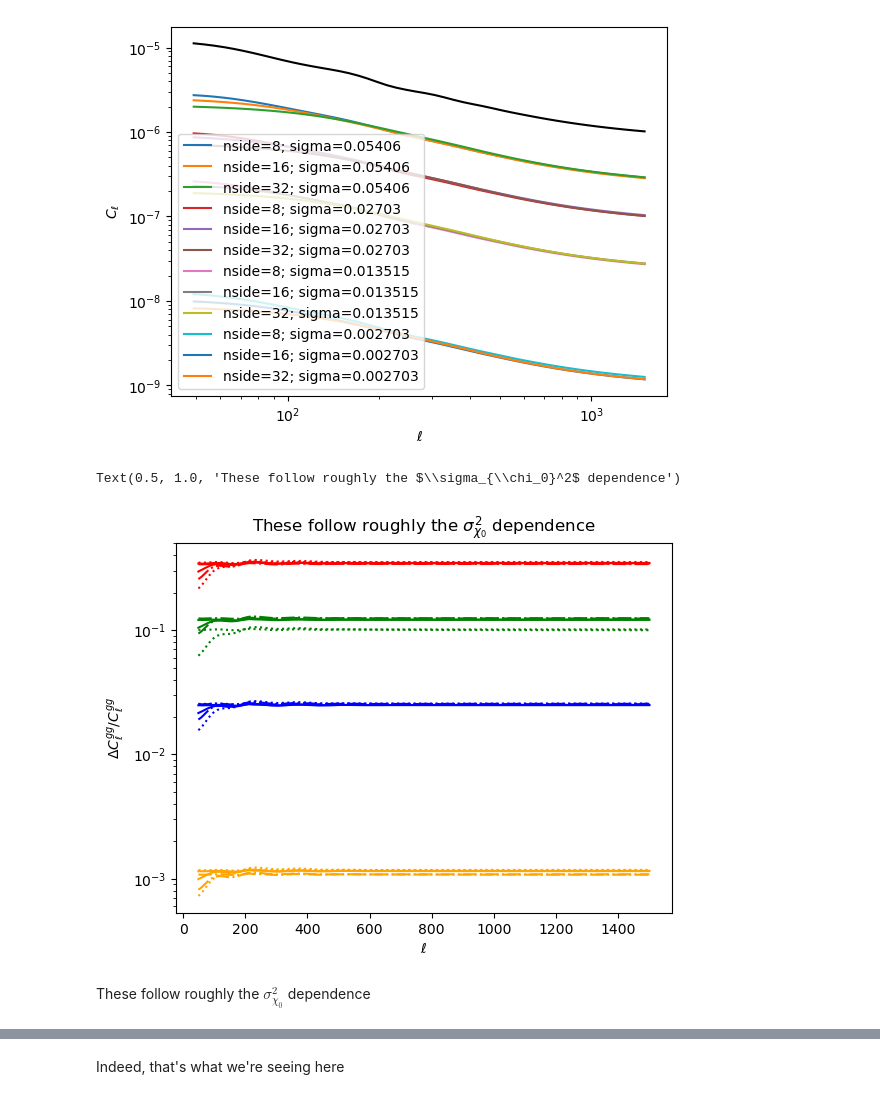
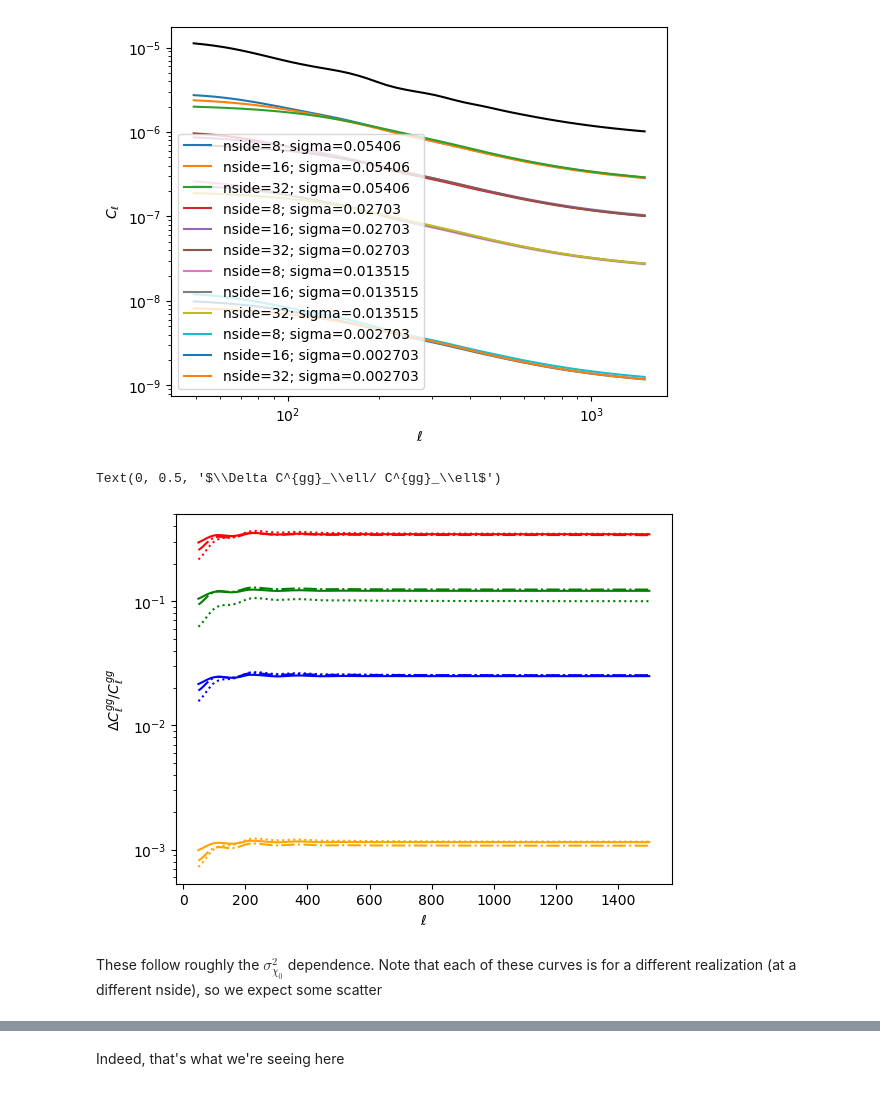
Before and after one commit to abaleato/CARDiAC, a Jupyter notebook: biases_code/galaxy_clustering_example.ipynb, the cells around one changed output, grey strips where cells are left out. Saved outputs shown, nothing was run; the diff lists cells and outputs as text; code cells hidden in the pictures.

Commit message:
working version with pert ps

```diff
--- a/biases_code/galaxy_clustering_example.ipynb
+++ b/biases_code/galaxy_clustering_example.ipynb
@@ -39,0 +70,32 @@ bvec = [0.786, 0.583, -0.406, -0.512, 1755]
+# %%
+# Hyperparameters for numerical integration
+num_processes = 1
+miniter = 1000
+maxiter = 5000
+tol = 1e-11
+lprime_max = 'none'
+
+# The ells where we want to evaluate the spectra
+ells = np.logspace(np.log10(50), np.log10(1500), 48, dtype=int)
+
+filename = '/pscratch/sd/a/ab2368/data/redmagic_alpha{}_lmaxpert{}_sigmazshift{}_nside{}'.format(alpha, lmax_pert, sigma_zshift, nside)
+
+loaded_exp = biases.load_from_file(filename)
+loaded_exp.ells = ells
+unbiased_clgg = biases.unbiased_term(loaded_exp, loaded_exp.ells, num_processes=num_processes, miniter=miniter, maxiter=maxiter, tol=tol)
+loaded_exp.unbiased_clgg = unbiased_clgg
+
+# Compute full mode-coupling bias
+loaded_exp.conv_bias = biases.mode_coupling_bias(loaded_exp, loaded_exp.ells, lprime_max=lprime_max, num_processes=num_processes,
+                                                 miniter=miniter, maxiter=maxiter, tol=tol)
+# Compute analytic approximations to mode-coupling bias
+loaded_exp.analytic_mcbias_toy_model = biases.mode_coupling_bias(loaded_exp, loaded_exp.ells, num_processes=num_processes,
+                                                                 miniter=miniter, maxiter=maxiter, tol=tol, mode='analytic_toy_model')
+loaded_exp.analytic_mcbias_via_variance = biases.mode_coupling_bias(loaded_exp, loaded_exp.ells, num_processes=num_processes,
+                                                                    miniter=miniter, maxiter=maxiter, tol=tol, mode='analytic_via_variance')
+
+# Compute additive bias
+loaded_exp.additive_bias = biases.additive_bias(loaded_exp, loaded_exp.ells, num_processes=num_processes, miniter=miniter, maxiter=maxiter, tol=tol)
+
+# Save to file, this time including the biases as an attribute!
+loaded_exp.save_properties(filename)
@@ -40,3 +145,6 @@ bvec = [0.786, 0.583, -0.406, -0.512, 1755]
+# %%
+alpha = 0 # The spectral index of the perturbation Cls
+lmax_pert = 400 # The lmax of the perturbations we inject
 # %% [markdown]
 #### Preprocessing
 # %% [markdown]
@@ -44,7 +152,8 @@ First, a bit of pre-processing:
 # %%
 for nside in np.array([8, 16, 32]):
     for sigma_zshift in np.array([2, 1, 0.5, 0.1])*error_on_meanz:
-        temp_exp = biases.experiment(sigma, z_mean, sigma_zshift, sigma_zwidth, nside, bvec)
+        zshift_template = utils.generate_template(nside, alpha, sigma_zshift, lmax_pert)
+        temp_exp = biases.experiment(sigma, z_mean, sigma_zshift, sigma_zwidth, zshift_template, bvec)
         filename = '/pscratch/sd/a/ab2368/data/redmagic_wn_NOSMOOTHING_sigmazshift{}_nside{}'.format(sigma_zshift, nside)
         # We save the key properties to file so they can be load by the parallel processes we're about to create
         temp_exp.save_properties(filename)
@@ -185,30 +294,27 @@ Text(0, 0.5, '$C_\\ell$')
 # %%
 sigma_zshifts = np.array([2, 1, 0.5, 0.1])*error_on_meanz
 sigma_zshift_labels = np.array([r'$2\,\sigma_{\chi_0}$', r'$\sigma_{\chi_0}$', r'$\sigma_{\chi_0}/2$', r'$\sigma_{\chi_0}/10$'])
 sigma_zshift_colors = np.array(['r', 'g', 'b', 'orange'])
 nsides = np.array([8, 16, 32])
 
 for sigma_zshift, color, labels in zip(sigma_zshifts, sigma_zshift_colors, sigma_zshift_labels):
     for nside, ls in zip(nsides, np.array(['-', '-.', ':'])):
         filename = '/pscratch/sd/a/ab2368/data/redmagic_wn_NOSMOOTHING_sigmazshift{}_nside{}'.format(sigma_zshift, nside)
         loaded_exp = biases.load_from_file(filename)
         plt.plot(loaded_exp.ells, loaded_exp.conv_bias/loaded_exp.unbiased_clgg,
                  color=color, ls=ls, label=r'{}'.format(labels))
 
-        plt.plot(loaded_exp.ells, loaded_exp.analytic_mcbias_via_variance/loaded_exp.unbiased_clgg, color=color, ls=ls, label=r'analytic_via_variance')
+        #plt.plot(loaded_exp.ells, loaded_exp.analytic_mcbias_via_variance/loaded_exp.unbiased_clgg, color=color, ls=ls, label=r'analytic_via_variance')
 
 plt.yscale('log')
 #plt.legend(ncol=len(sigma_zshifts))
 plt.xlabel(r'$\ell$')
 plt.ylabel(r'$\Delta C^{gg}_\ell/ C^{gg}_\ell$')
-plt.axhline(0, lw=0.5, color='gray')
-#plt.xlim([np.min(loaded_exp.ells), np.max(loaded_exp.ells)])
-plt.title(r'These follow roughly the $\sigma_{\chi_0}^2$ dependence')
 # %% [output]
-Text(0.5, 1.0, 'These follow roughly the $\\sigma_{\\chi_0}^2$ dependence')
+Text(0, 0.5, '$\\Delta C^{gg}_\\ell/ C^{gg}_\\ell$')
-[figure, old version]
+[figure, new version]
-# %% [markdown]
-These follow roughly the $\sigma_{\chi_0}^2$ dependence
+# %% [markdown]
+These follow roughly the $\sigma_{\chi_0}^2$ dependence. Note that each of these curves is for a different realization (at a different nside), so we expect some scatter
 # %%
 sigma_zshifts = np.array([2, 1, 0.5, 0.1])*error_on_meanz
 sigma_zshift_labels = np.array([r'$2\,\sigma_{\chi_0}$', r'$\sigma_{\chi_0}$', r'$\sigma_{\chi_0}/2$', r'$\sigma_{\chi_0}/10$'])
```
Also changed, not shown: parts of 15 cells of this notebook.
